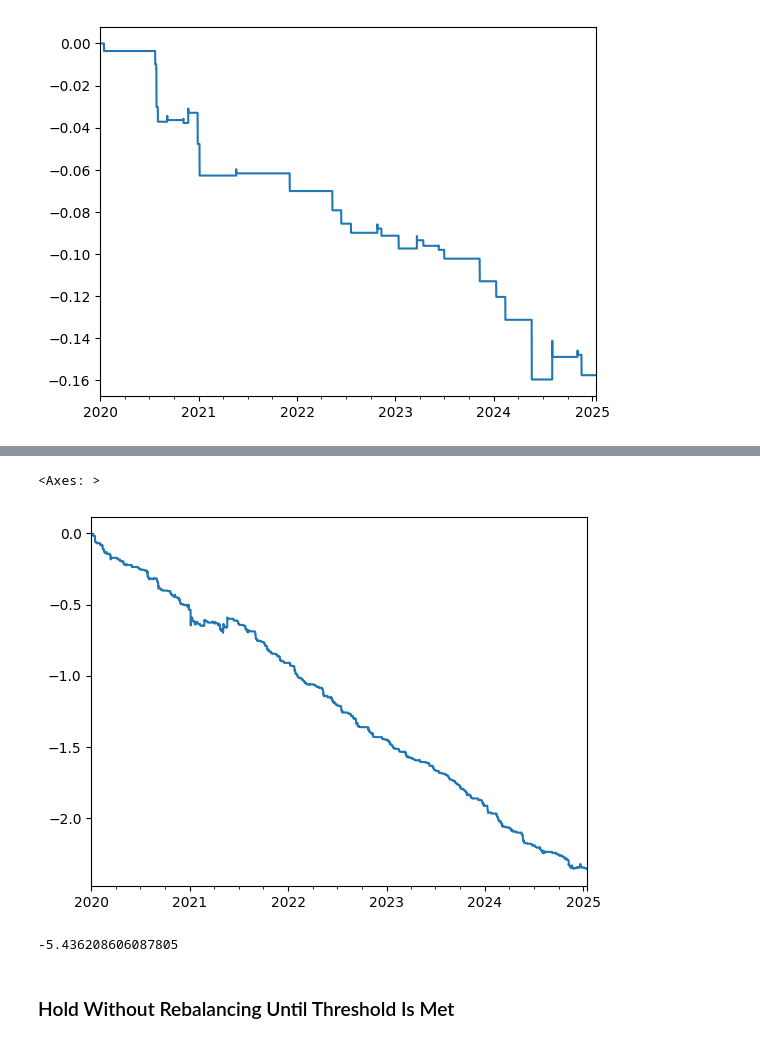
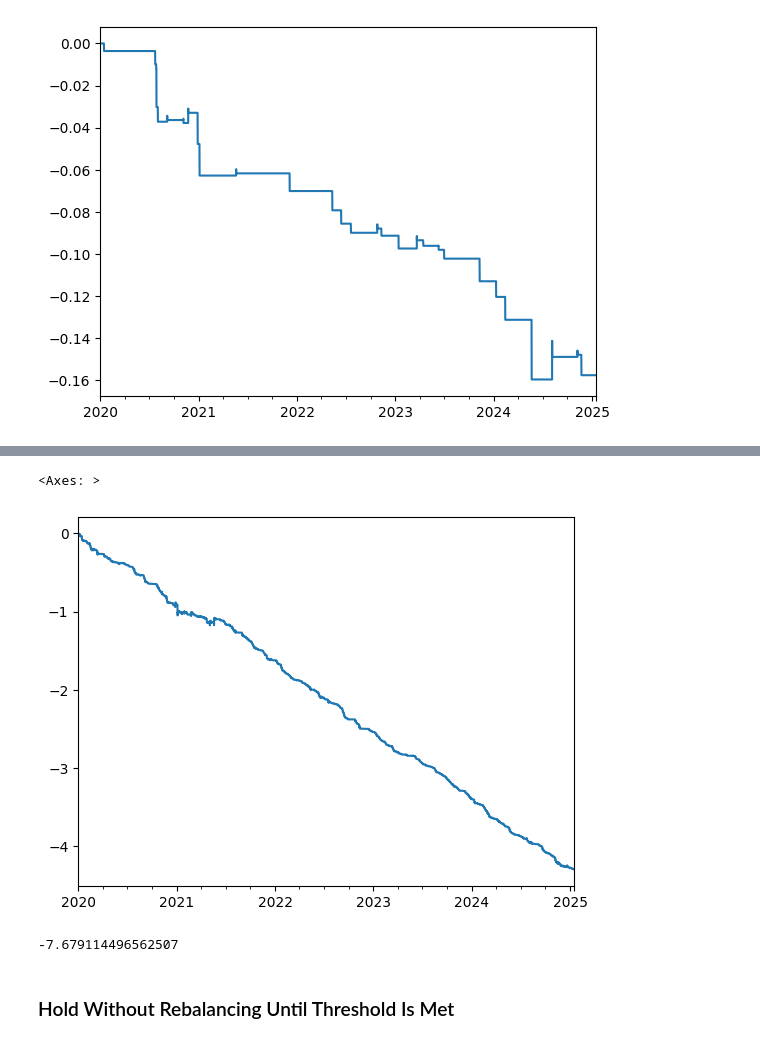
Before and after one commit to wbchristerson/jn-learning, a Jupyter notebook: cryptocurrency_stat_arb.ipynb, the cells around one changed output, grey strips where cells are left out. Saved outputs shown, nothing was run; the diff lists cells and outputs as text; code cells hidden in the pictures.

```diff
--- a/cryptocurrency_stat_arb.ipynb
+++ b/cryptocurrency_stat_arb.ipynb
@@ -1825,26 +1825,26 @@ eth_btc_rb_return_results.mean() / eth_btc_rb_return_results.std() * np.sqrt(365
 # %%
 # log ETH minus log BTC
 
 eth_btc_rb_log_signal_df = np.log(px_df[["ETHUSDT", "BTCUSDT"]][:]) - np.log(px_df[["ETHUSDT", "BTCUSDT"]].shift())
 
 eth_btc_rb_log_signal_df.rename({"ETHUSDT": "Y", "BTCUSDT": "X"}, axis=1, inplace=True)
 eth_btc_rb_log_signal_df = strat_6_get_z_scores_from_rolling_beta(eth_btc_rb_log_signal_df)
 
-threshold = 2.0
+threshold = 1.5
 eth_btc_rb_log_holdings = strat_6_get_holdings_based_on_z_score(eth_btc_rb_log_signal_df, threshold)
 
 eth_btc_returns_df = px_df[["ETHUSDT", "BTCUSDT"]] / px_df[["ETHUSDT", "BTCUSDT"]].shift() - 1
 eth_btc_returns_df.rename({"ETHUSDT": "Y", "BTCUSDT": "X"}, axis=1, inplace=True)
 
 eth_btc_rb_log_results = strat_6_get_net_returns(eth_btc_rb_log_holdings, eth_btc_returns_df)
 eth_btc_rb_log_results.cumsum().plot()
 # %% [output]
 <Axes: >
-[figure, old version]
+[figure, new version]
 # %%
 eth_btc_rb_log_results.mean() / eth_btc_rb_log_results.std() * np.sqrt(365 * 6)
 # %% [output]
--5.436208606087805
+-7.679114496562507
 # %% [markdown]
 ### Hold Without Rebalancing Until Threshold Is Met
 # %%
```
Also changed, not shown: parts of 80 cells of this notebook.
